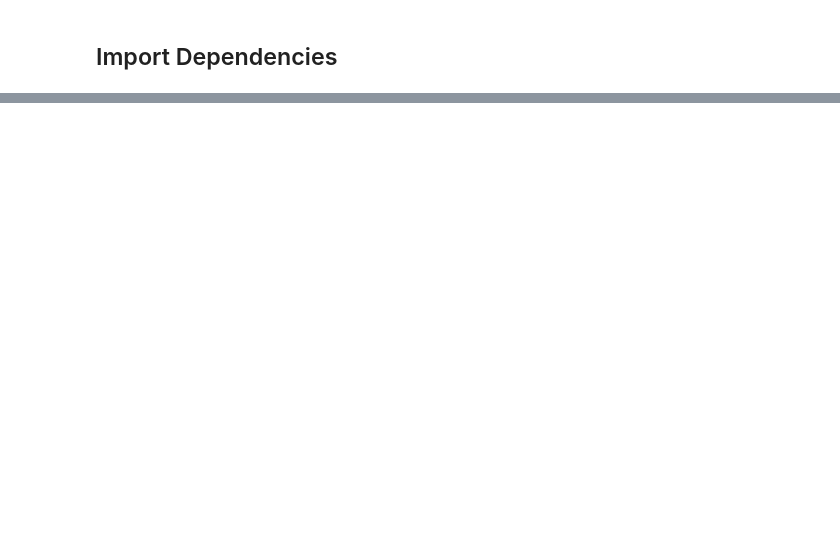
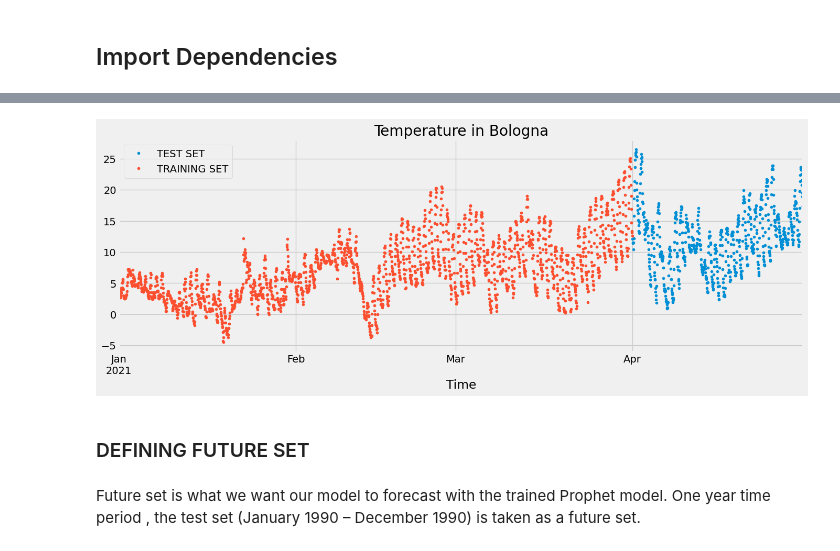
Before and after one commit to andiub97/iot-project, a Jupyter notebook: forecasting/prophetForecasting.ipynb, the cells around one changed output, grey strips where cells are left out. Cells and saved outputs as stored; diff of their text form; code cells hidden in the pictures; blank space fills up the shorter version.

```diff
--- a/forecasting/prophetForecasting.ipynb
+++ b/forecasting/prophetForecasting.ipynb
@@ -430,0 +141,18 @@ pickle.dump(model_fit, open('gas-model', 'wb'))
+# %%
+split_dataset = '2021-04-01'
+dataset_train = dataset.loc[dataset.index <= split_dataset].copy()
+dataset_test = dataset.loc[dataset.index > split_dataset].copy()
+# %%
+# Plot train and test so you can see where we have split
+dataset_test \
+    .rename(columns={'Temperature': 'TEST SET'}) \
+    .join(dataset_train.rename(columns={'Temperature': 'TRAINING SET'}),
+          how='outer') \
+    .plot(figsize=(15,5), title='Temperature in Bologna', style='.')
+plt.show()
+# %% [output]
+[figure, added]
+# %% [markdown]
+### DEFINING FUTURE SET
+# %% [markdown]
+Future set is what we want our model to forecast with the trained Prophet model. One year time period , the test set (January 1990 – December 1990) is taken as a future set.
```
Also changed, not shown: parts of 97 cells of this notebook, 4 other files.
